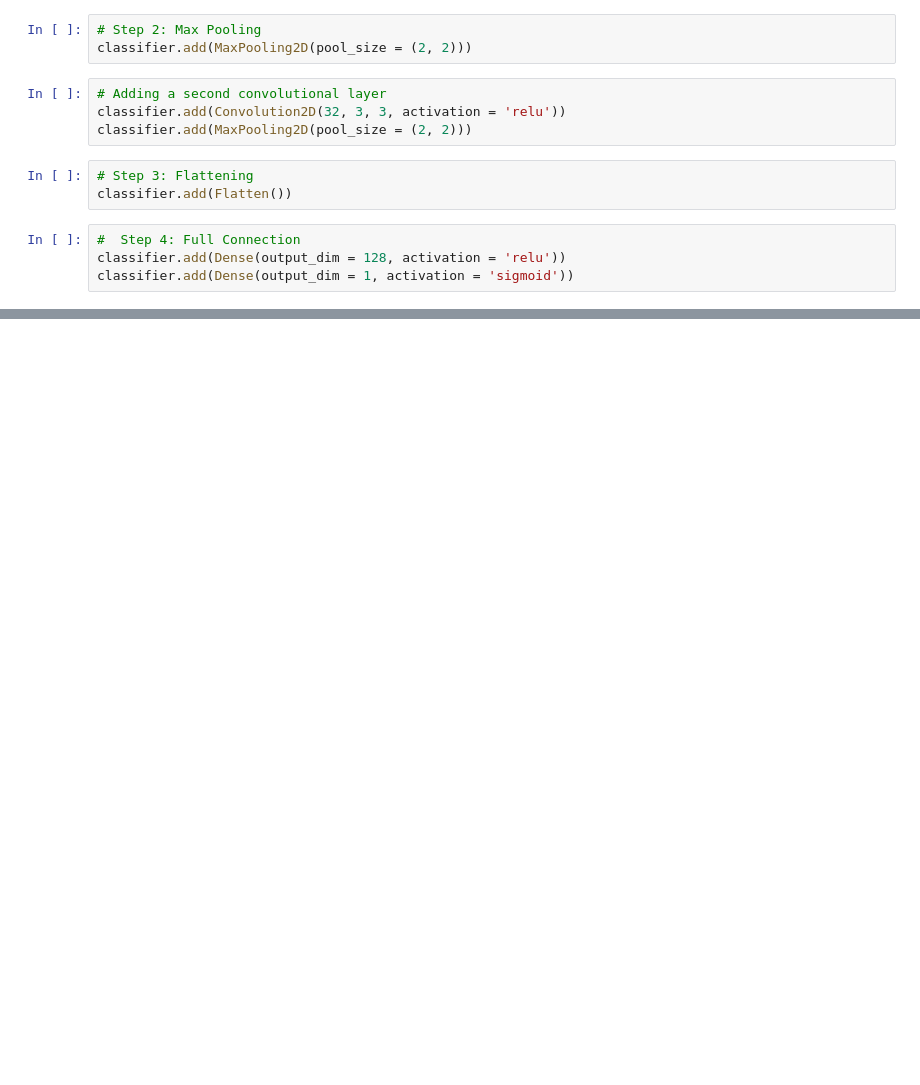
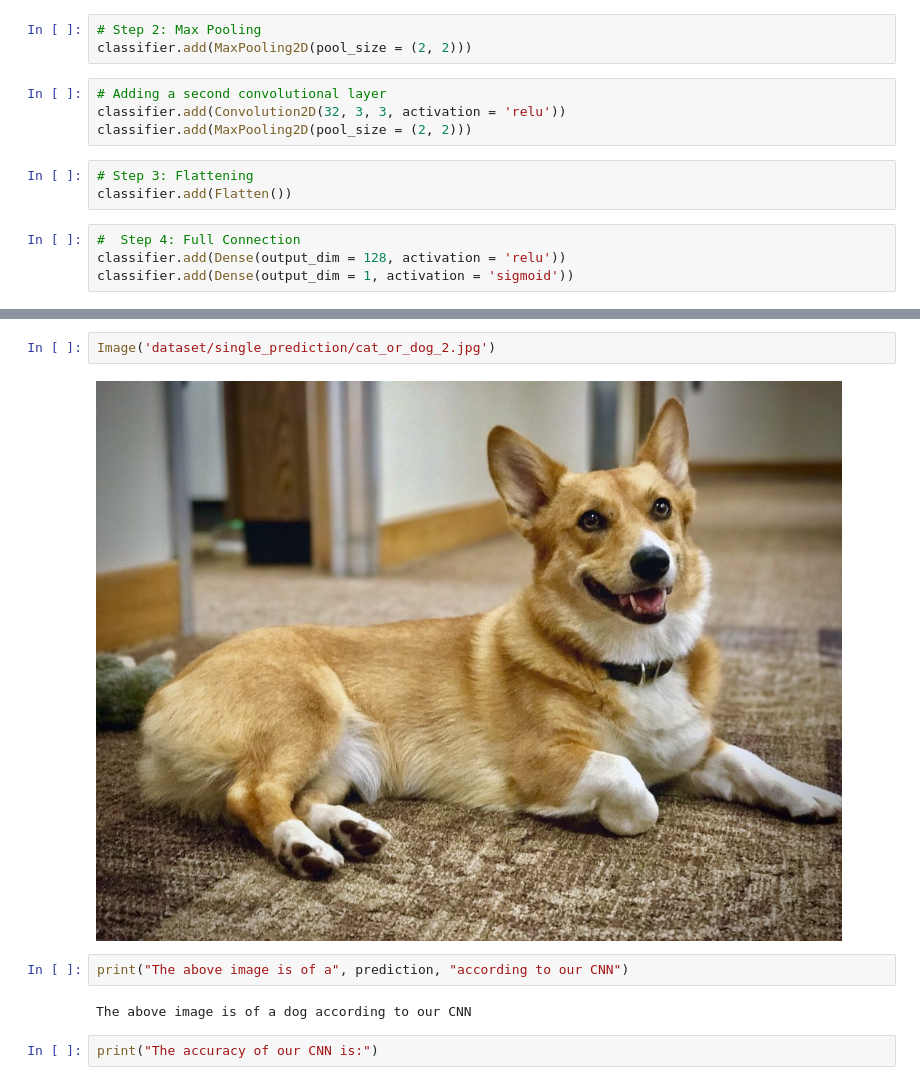
Before and after one commit to shreayan98c/Cat-Dog-Classifier, a Jupyter notebook: cnn.ipynb, the cells around one changed output, grey strips where cells are left out. Drawn from its saved outputs; the diff is of its cells as text; blank space fills up the shorter version.

```diff
--- a/cnn.ipynb
+++ b/cnn.ipynb
@@ -67,0 +121,10 @@ Epoch 1/25
+# %%
+Image('dataset/single_prediction/cat_or_dog_2.jpg')
+# %% [output]
+[figure, added]
+# %%
+print("The above image is of a", prediction, "according to our CNN")
+# %% [output]
+The above image is of a dog according to our CNN
+# %%
+print("The accuracy of our CNN is:")
```
Also changed, not shown: parts of 5 cells of this notebook, 2 other files.
